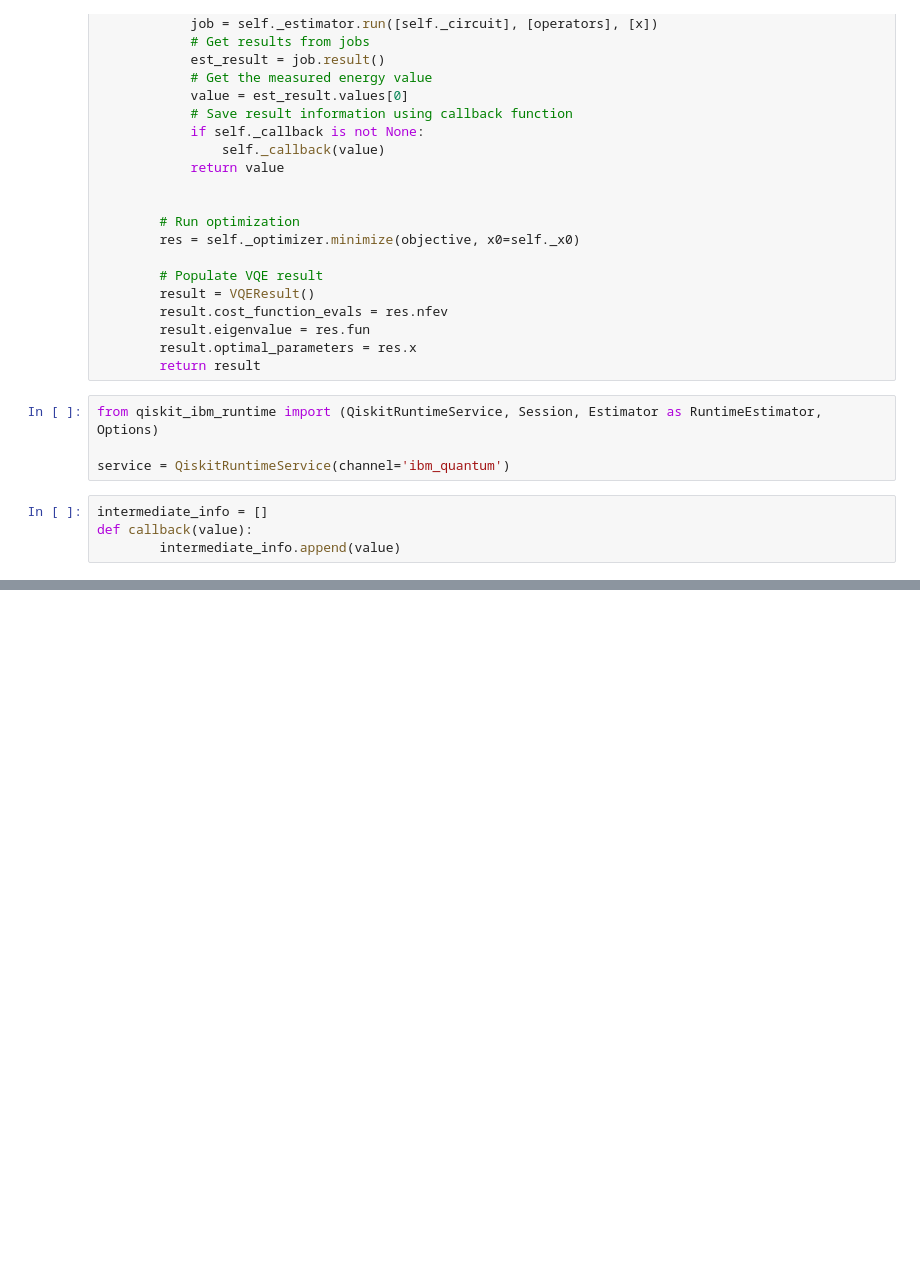
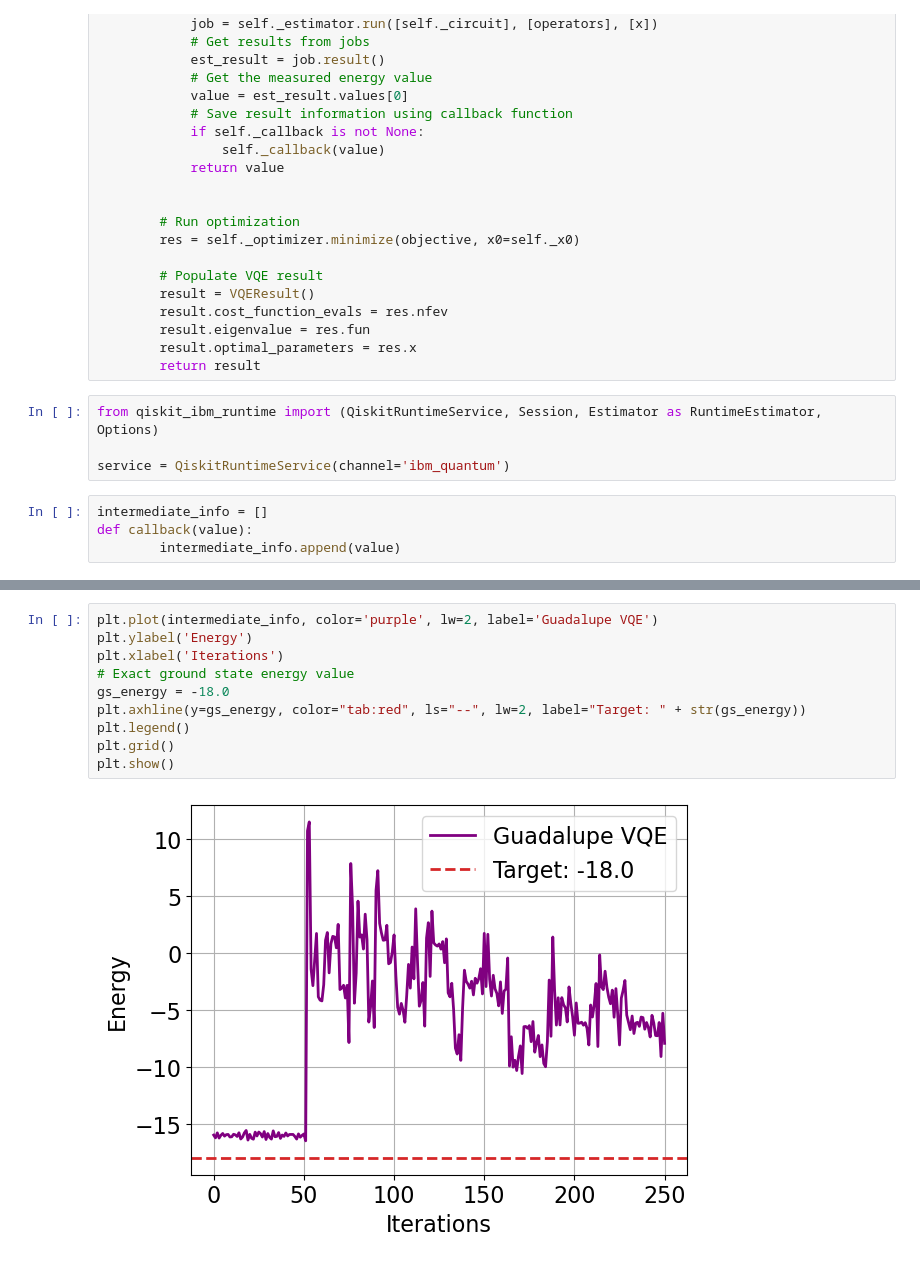
Before and after one commit to tkecker/open-science-prize-2022, a Jupyter notebook: guadalupe.ipynb, the cells around one changed output, grey strips where cells are left out. Drawn from its saved outputs; the diff is of its cells as text; blank space fills up the shorter version.

```diff
--- a/guadalupe.ipynb
+++ b/guadalupe.ipynb
@@ -199,0 +202,12 @@ print(result)
+# %%
+plt.plot(intermediate_info, color='purple', lw=2, label='Guadalupe VQE')
+plt.ylabel('Energy')
+plt.xlabel('Iterations')
+# Exact ground state energy value
+gs_energy = -18.0
+plt.axhline(y=gs_energy, color="tab:red", ls="--", lw=2, label="Target: " + str(gs_energy))
+plt.legend()
+plt.grid()
+plt.show()
+# %% [output]
+[figure, added]
```
Also changed, not shown: parts of 1 cell of this notebook, 1 other file.
